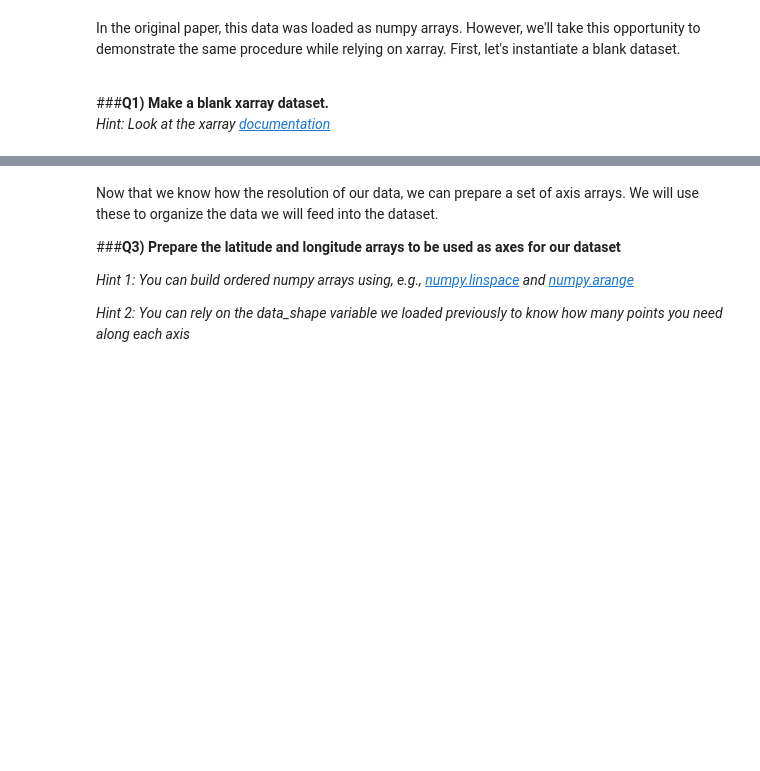
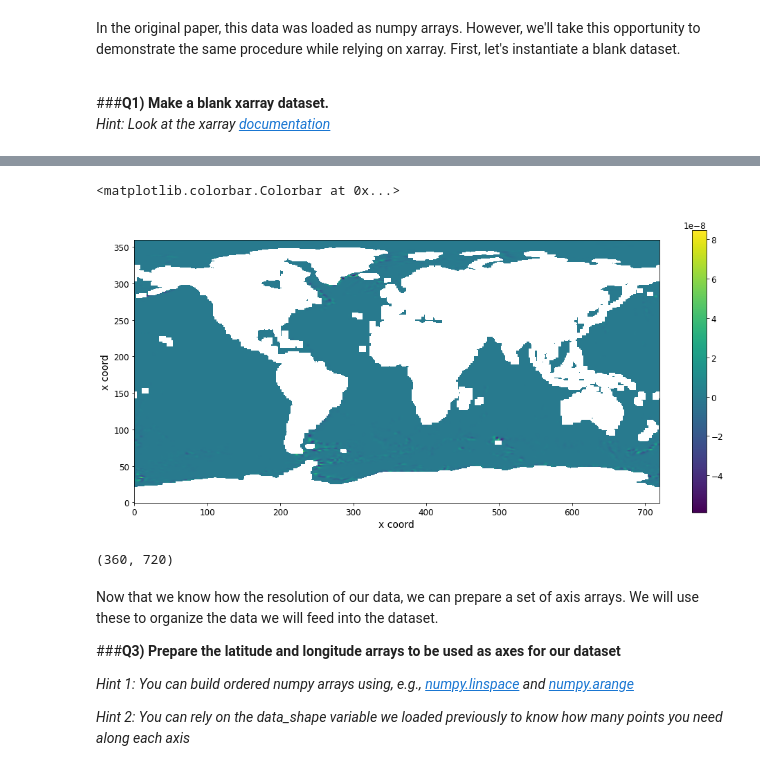
Before and after one commit to yasminghd/2022_ML_Earth_Env_Sci, a Jupyter notebook: Lab_Notebooks/S4_3_THOR.ipynb, the cells around one changed output, grey strips where cells are left out. Cells and saved outputs as stored; diff of their text form; code cells hidden in the pictures; blank space fills up the shorter version.

```diff
--- a/Lab_Notebooks/S4_3_THOR.ipynb
+++ b/Lab_Notebooks/S4_3_THOR.ipynb
@@ -152,11 +153,20 @@ We don't know much about how many lat/lon points we have, so let's explore one o
 # %%
 #Complete the code
 # Let's print out an image of the Bottom Pressure Torques (BPT)
-plt.imshow( ________ , origin='lower')
+fig , ax = plt .subplots( figsize =(17, 7.5))
+sp = ax.imshow( data_dict['BPT'] , origin='lower')
+ax.set_xlabel('x coord')
+ax.set_ylabel('x coord')
+fig.colorbar(sp)
+# %% [output]
+<matplotlib.colorbar.Colorbar at 0x...>
+[figure, added]
 # %%
 # It will also be useful to store and print out the shape of the data
-data_shape = _________.shape
+data_shape = data_dict['BPT'].shape
 print(data_shape)
+# %% [output]
+(360, 720)
 # %% [markdown]
 Now that we know how the resolution of our data, we can prepare a set of axis arrays. We will use these to organize the data we will feed into the dataset.
 
```
Also changed, not shown: parts of 2 cells of this notebook.
